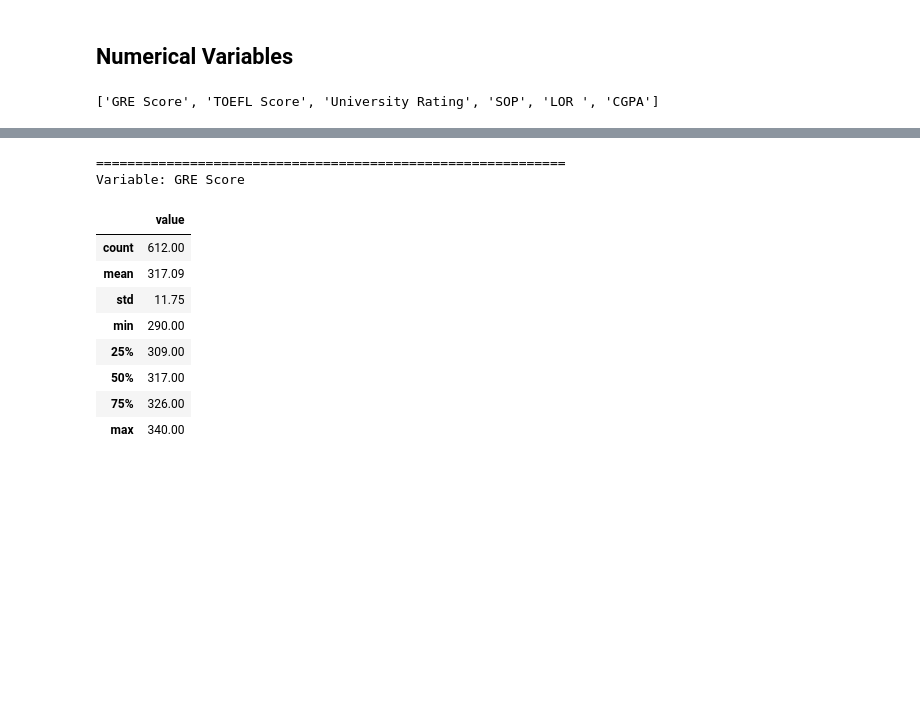
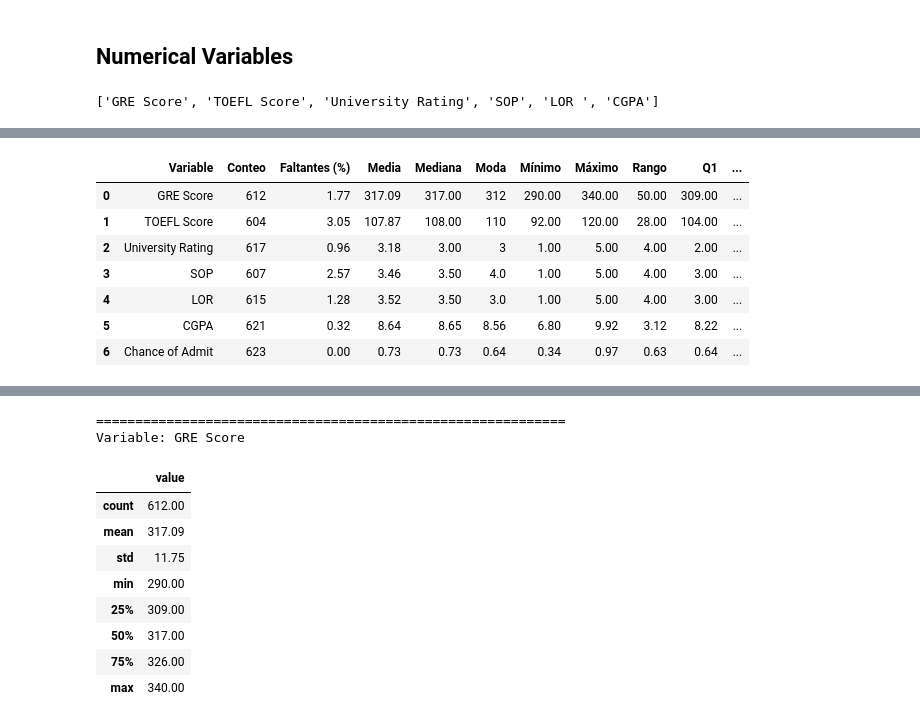
Before and after one commit to mangel477/Admisiones-predict-project, a Jupyter notebook: notebooks/3-analysis/03.Analisis_univariable-MATR-2026-08-20.ipynb, the cells around one changed output, grey strips where cells are left out. Drawn from its saved outputs; the diff is of its cells as text; code cells hidden in the pictures; blank space fills up the shorter version.

```diff
--- a/notebooks/3-analysis/03.Analisis_univariable-MATR-2026-08-20.ipynb
+++ b/notebooks/3-analysis/03.Analisis_univariable-MATR-2026-08-20.ipynb
@@ -153,0 +302,75 @@ numerical_columns
+# %%
+LOWER_QUARTILE = 0.25
+UPPER_QUARTILE = 0.75
+IQR_OUTLIER_MULTIPLIER = 1.5
+SKEWNESS_SYMMETRIC_THRESHOLD = 0.5
+SKEWNESS_MODERATE_THRESHOLD = 1.0
+MODE_PREVIEW_LIMIT = 5
+
+
+def describe_shape(skewness: float) -> str:
+    absolute_skewness = abs(skewness)
+    if absolute_skewness <= SKEWNESS_SYMMETRIC_THRESHOLD:
+        return "Aproximadamente simétrica"
+    if absolute_skewness <= SKEWNESS_MODERATE_THRESHOLD:
+        return "Asimetría moderada"
+    return "Asimetría marcada"
+
+
+def format_modes(series: pd.Series) -> str:
+    modes = series.mode(dropna=True)
+    if len(modes) == 1:
+        return str(modes.iloc[0])
+    preview = ", ".join(map(str, modes.iloc[:MODE_PREVIEW_LIMIT]))
+    return f"Múltiples ({len(modes)}): {preview}"
+
+
+numeric_columns = list(admisiones_df.select_dtypes(include=["number"]).columns)
+numeric_summary_rows = []
+for column_name in numeric_columns:
+    numeric_series = admisiones_df[column_name].dropna()
+    first_quartile, third_quartile = numeric_series.quantile([LOWER_QUARTILE, UPPER_QUARTILE])
+    interquartile_range = third_quartile - first_quartile
+    lower_fence = first_quartile - IQR_OUTLIER_MULTIPLIER * interquartile_range
+    upper_fence = third_quartile + IQR_OUTLIER_MULTIPLIER * interquartile_range
+    outlier_count = ((numeric_series < lower_fence) | (numeric_series > upper_fence)).sum()
+    missing_count = admisiones_df[column_name].isna().sum()
+    skewness = numeric_series.skew()
+    numeric_summary_rows.append(
+        {
+            "Variable": column_name,
+            "Conteo": numeric_series.count(),
+            "Faltantes (%)": missing_count / len(admisiones_df) * PERCENT_MULTIPLIER,
+            "Media": numeric_series.mean(),
+            "Mediana": numeric_series.median(),
+            "Moda": format_modes(numeric_series),
+            "Mínimo": numeric_series.min(),
+            "Máximo": numeric_series.max(),
+            "Rango": numeric_series.max() - numeric_series.min(),
+            "Q1": first_quartile,
+            "Q3": third_quartile,
+            "IQR": interquartile_range,
+            "Varianza": numeric_series.var(),
+            "Desviación estándar": numeric_series.std(),
+            "Asimetría": skewness,
+            "Curtosis (exceso)": numeric_series.kurt(),
+            "Valores únicos": numeric_series.nunique(),
+            "Candidatos atípicos IQR": outlier_count,
+            "Candidatos atípicos IQR (%)": outlier_count
+            / numeric_series.count()
+            * PERCENT_MULTIPLIER,
+            "Forma por asimetría": describe_shape(skewness),
+        }
+    )
+
+numeric_summary = pd.DataFrame(numeric_summary_rows)
+numeric_summary
+# %% [output]
+|  | Variable | Conteo | Faltantes (%) | Media | Mediana | Moda | Mínimo | Máximo | Rango | Q1 | ... |
+| 0 | GRE Score | 612 | 1.77 | 317.09 | 317.00 | 312 | 290.00 | 340.00 | 50.00 | 309.00 | ... |
+| 1 | TOEFL Score | 604 | 3.05 | 107.87 | 108.00 | 110 | 92.00 | 120.00 | 28.00 | 104.00 | ... |
+| 2 | University Rating | 617 | 0.96 | 3.18 | 3.00 | 3 | 1.00 | 5.00 | 4.00 | 2.00 | ... |
+| 3 | SOP | 607 | 2.57 | 3.46 | 3.50 | 4.0 | 1.00 | 5.00 | 4.00 | 3.00 | ... |
+| 4 | LOR | 615 | 1.28 | 3.52 | 3.50 | 3.0 | 1.00 | 5.00 | 4.00 | 3.00 | ... |
+| 5 | CGPA | 621 | 0.32 | 8.64 | 8.65 | 8.56 | 6.80 | 9.92 | 3.12 | 8.22 | ... |
+| 6 | Chance of Admit | 623 | 0.00 | 0.73 | 0.73 | 0.64 | 0.34 | 0.97 | 0.63 | 0.64 | ... |
```
Also changed, not shown: parts of 13 cells of this notebook, 1 other file.
